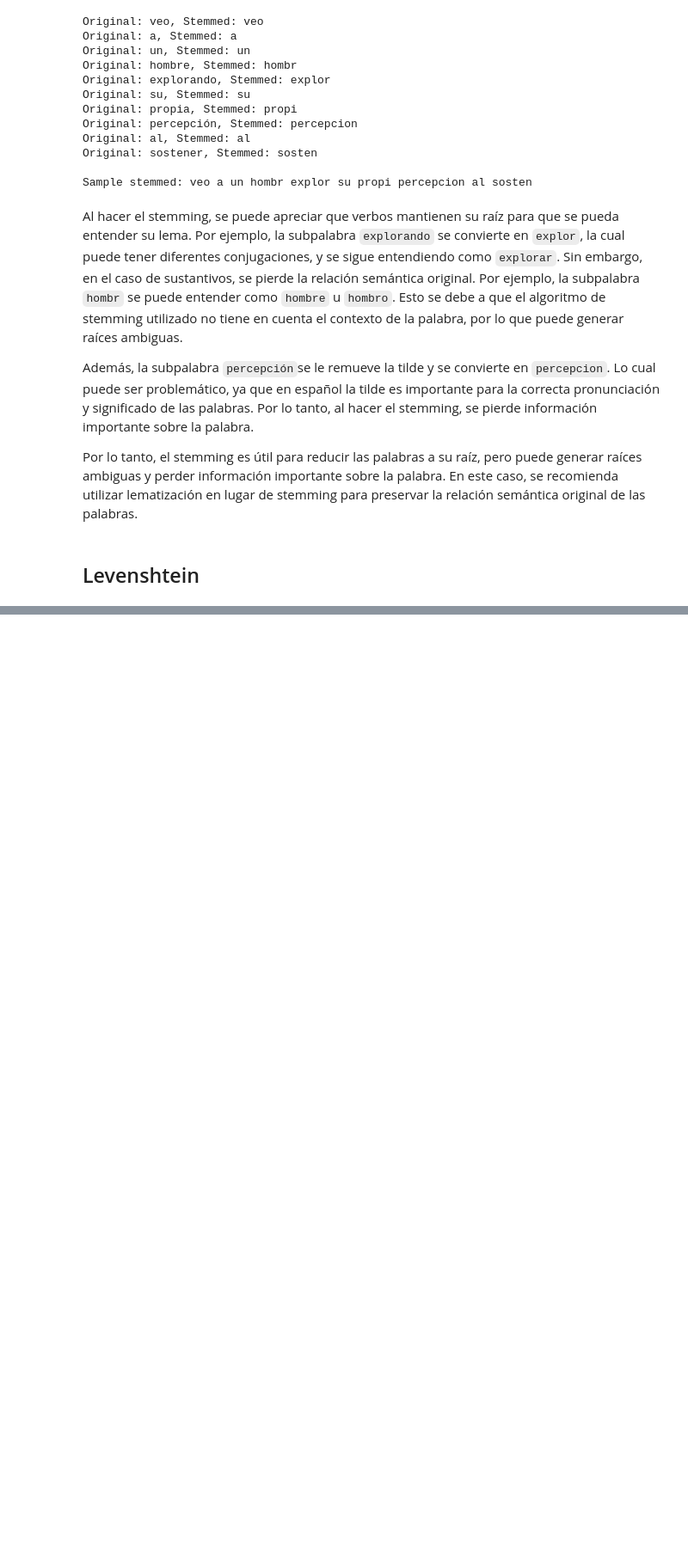
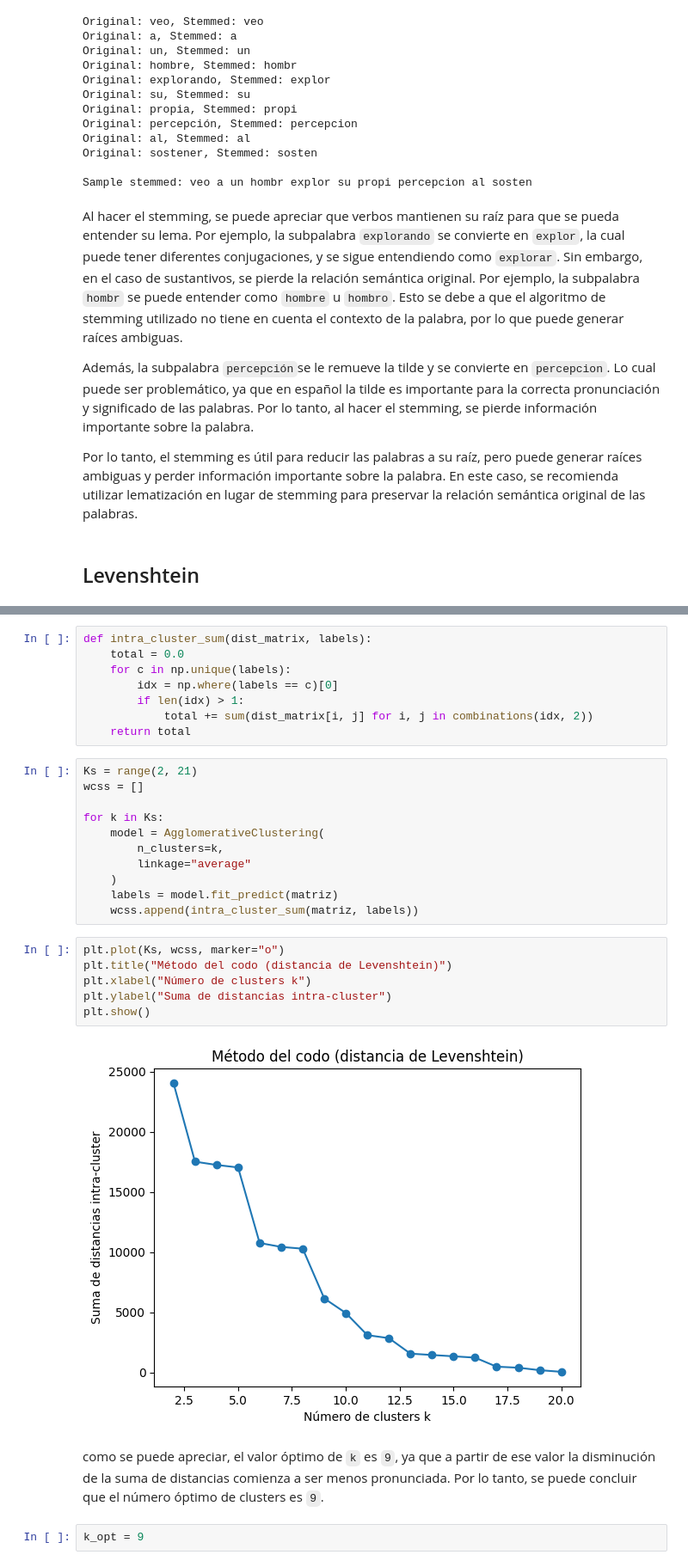
Before and after one commit to TheKiesling/text-normalization, a Jupyter notebook: word-normalization.ipynb, the cells around one changed output, grey strips where cells are left out. Shown at 86% size. Cells and saved outputs as stored; diff of their text form; blank space fills up the shorter version.

```diff
--- a/word-normalization.ipynb
+++ b/word-normalization.ipynb
@@ -237,0 +261,31 @@ Por lo tanto, el stemming es útil para reducir las palabras a su raíz, pero pu
+# %%
+def intra_cluster_sum(dist_matrix, labels):
+    total = 0.0
+    for c in np.unique(labels):
+        idx = np.where(labels == c)[0]
+        if len(idx) > 1:
+            total += sum(dist_matrix[i, j] for i, j in combinations(idx, 2))
+    return total
+# %%
+Ks = range(2, 21)
+wcss = []
+
+for k in Ks:
+    model = AgglomerativeClustering(
+        n_clusters=k,
+        linkage="average"
+    )
+    labels = model.fit_predict(matriz)
+    wcss.append(intra_cluster_sum(matriz, labels))
+# %%
+plt.plot(Ks, wcss, marker="o")
+plt.title("Método del codo (distancia de Levenshtein)")
+plt.xlabel("Número de clusters k")
+plt.ylabel("Suma de distancias intra-cluster")
+plt.show()
+# %% [output]
+[figure, added]
+# %% [markdown]
+como se puede apreciar, el valor óptimo de `k` es `9`, ya que a partir de ese valor la disminución de la suma de distancias comienza a ser menos pronunciada. Por lo tanto, se puede concluir que el número óptimo de clusters es `9`.
+# %%
+k_opt = 9
```
Also changed, not shown: parts of 10 cells of this notebook, 1 other file.
